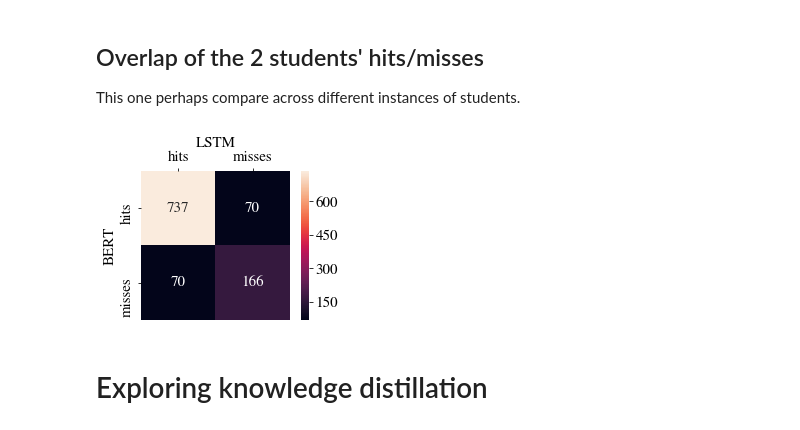
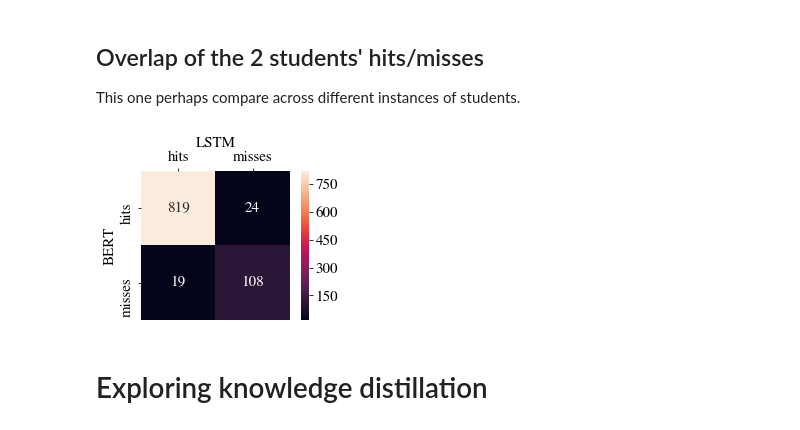
Before and after one commit to samsucik/knowledge-distil-bert, a Jupyter notebook: experiments/analysis/Prediction analysis.ipynb, the cells around one changed output. Drawn from its saved outputs; the diff is of its cells as text; code cells hidden in the pictures.

Commit message:
Finish analysing predictions for SST-2, almost finish Sara.

```diff
--- a/experiments/analysis/Prediction analysis.ipynb
+++ b/experiments/analysis/Prediction analysis.ipynb
@@ -330,34 +332,35 @@ colourcode_confidences(data)
 This one perhaps compare across different instances of students.
 # %%
 multi_seed = True
-task = "CoLA"
+# multi_seed = False
+task = "Sara"
 data = pd.read_csv("predictions/full_predictions-{}.csv".format(task))
 mtrxs = []
 for s in ([""] if not multi_seed else seeds["BERT"]):
     mtrx = np.zeros((2,2)) # rows: BERT, cols: LSTM
     # both hits
     mtrx[0,0] = len(data[(data["label"] == data["pred_LSTM" + s]) & (data["label"] == data["pred_BERT" + s])])
     # both misses
     mtrx[1,1] = len(data[(data["label"] != data["pred_LSTM" + s]) & (data["label"] != data["pred_BERT" + s])])
     # BERT hits, LSTM misses
     mtrx[0,1] = len(data[(data["label"] != data["pred_LSTM" + s]) & (data["label"] == data["pred_BERT" + s])])
     # BERT misses, LSTM hits
     mtrx[1,0] = len(data[(data["label"] == data["pred_LSTM" + s]) & (data["label"] != data["pred_BERT" + s])])
     mtrxs.append(mtrx)
 mtrxs = np.array(mtrxs)
 
 fig = plt.figure(figsize=(4, 3))
 ax = plt.gca()
 sns.heatmap(mtrxs.mean(axis=0), annot=True, fmt=".0f", xticklabels=["hits", "misses"], yticklabels=["hits", "misses"], ax=ax, square=True)
 ax.xaxis.tick_top()
 ax.xaxis.set_label_position("top")
 ax.set_xlabel("LSTM")
 ax.set_ylabel("BERT")
 fig.tight_layout()
 plt.show()
-fig.savefig("img/hits-mistakes-overlap{}.png".format("(multiseed)" if multi_seed else ""))
+fig.savefig("img/hits-mistakes-overlap{}-{}.png".format("(multiseed)" if multi_seed else "", task))
 # %% [output]
-[figure, old version]
+[figure, new version]
 # %% [markdown]
 # Exploring knowledge distillation
 # %%
```
Also changed, not shown: parts of 8 cells of this notebook, 6 other files.
